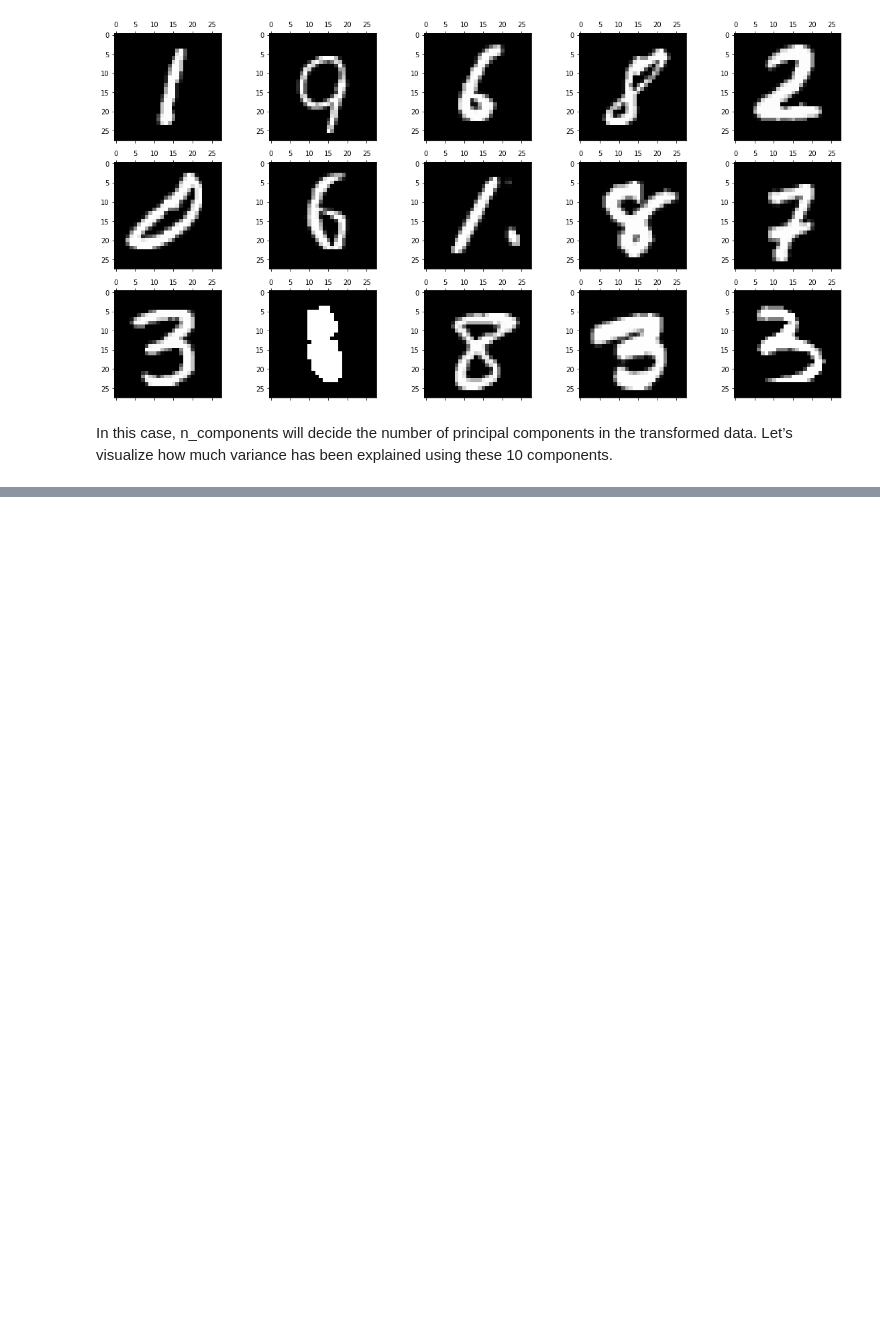
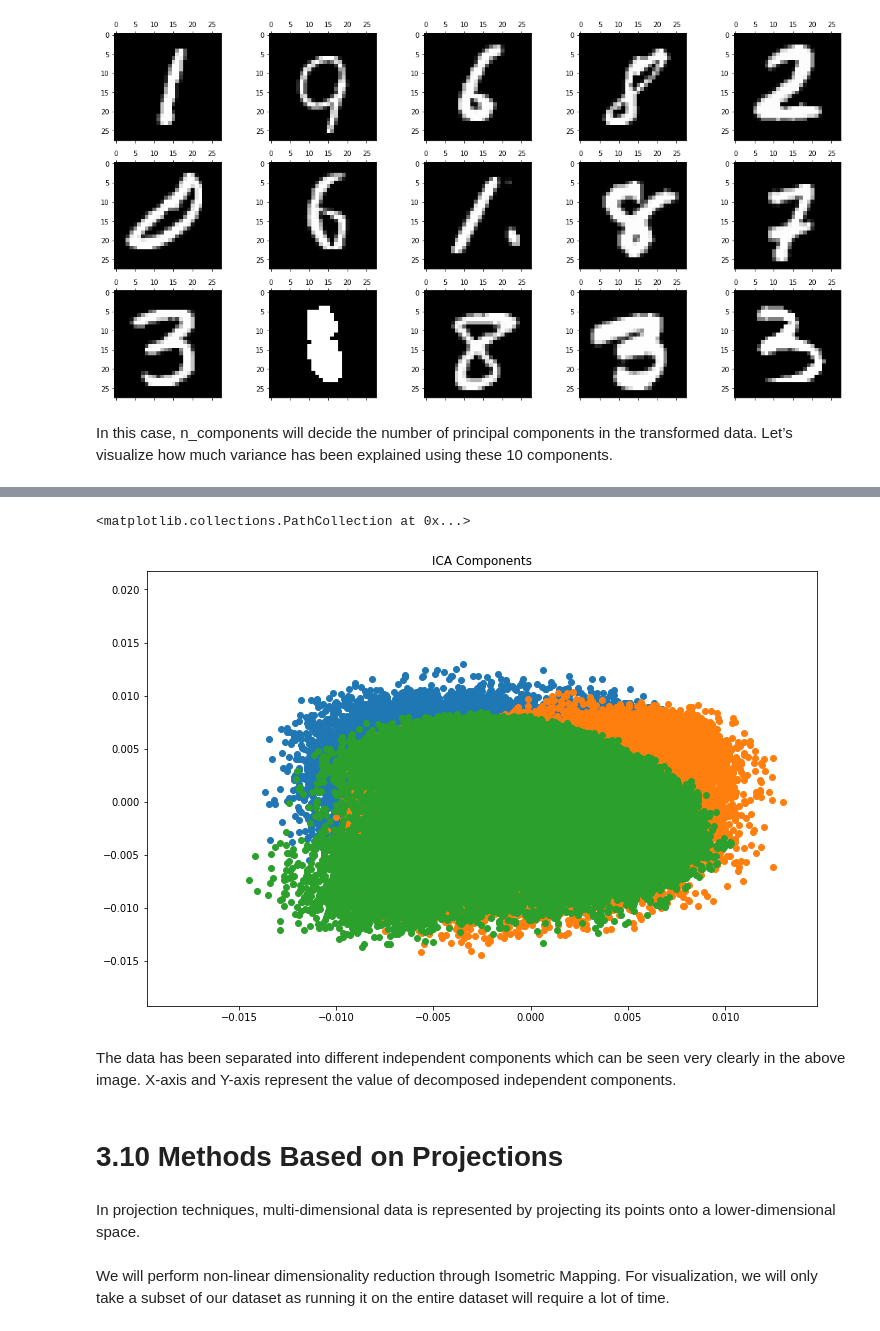
Before and after one commit to kornellewy/12-Dimensionality-Reduction-Techniques, a Jupyter notebook: 12_Dimensionality_Reduction_Techniques.ipynb, the cells around one changed output, grey strips where cells are left out. Cells and saved outputs as stored; diff of their text form; code cells hidden in the pictures; blank space fills up the shorter version.

```diff
--- a/12_Dimensionality_Reduction_Techniques.ipynb
+++ b/12_Dimensionality_Reduction_Techniques.ipynb
@@ -321,0 +354,21 @@ Text(0.5, 1.0, 'Component-wise and Cumulative Explained Variance')
+# %%
+from sklearn.decomposition import FastICA
+ICA = FastICA(n_components=3, random_state=12)
+X=ICA.fit_transform(df[feat_cols].values)
+# %%
+plt.figure(figsize=(12,8))
+plt.title('ICA Components')
+plt.scatter(X[:,0], X[:,1])
+plt.scatter(X[:,1], X[:,2])
+plt.scatter(X[:,2], X[:,0])
+# %% [output]
+<matplotlib.collections.PathCollection at 0x...>
+[figure, added]
+# %% [markdown]
+The data has been separated into different independent components which can be seen very clearly in the above image. X-axis and Y-axis represent the value of decomposed independent components.
+# %% [markdown]
+# 3.10 Methods Based on Projections
+# %% [markdown]
+In projection techniques, multi-dimensional data is represented by projecting its points onto a lower-dimensional space.
+# %% [markdown]
+We will perform non-linear dimensionality reduction through Isometric Mapping. For visualization, we will only take a subset of our dataset as running it on the entire dataset will require a lot of time.
```
Also changed, not shown: parts of 22 cells of this notebook.
